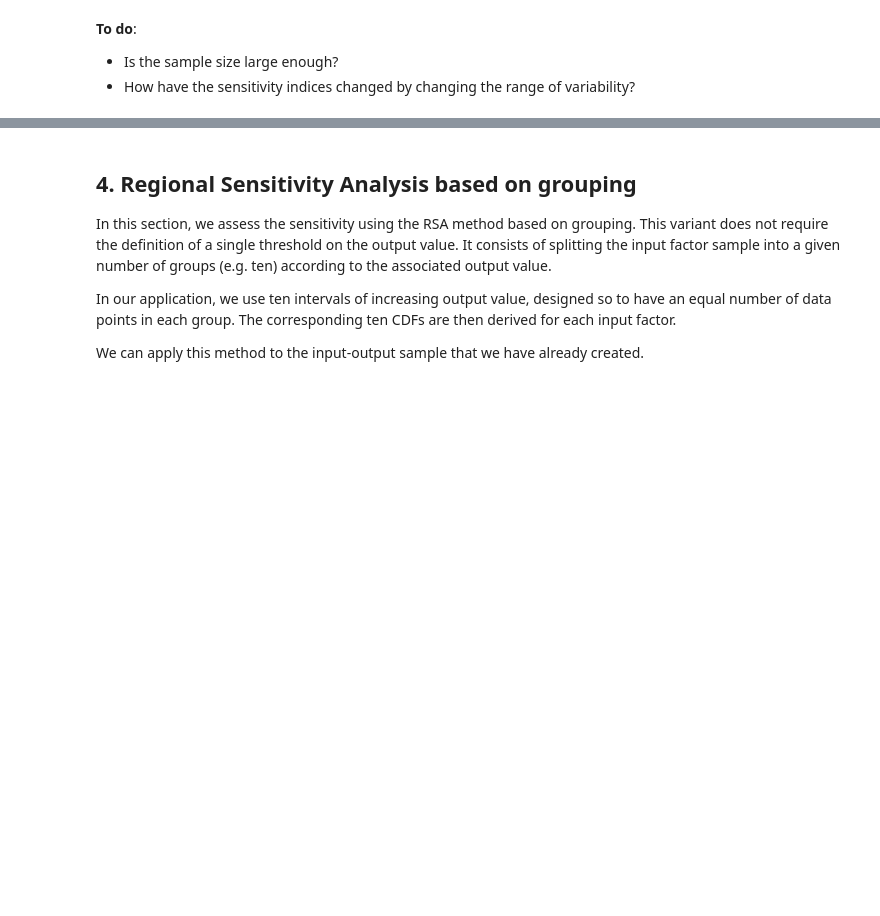
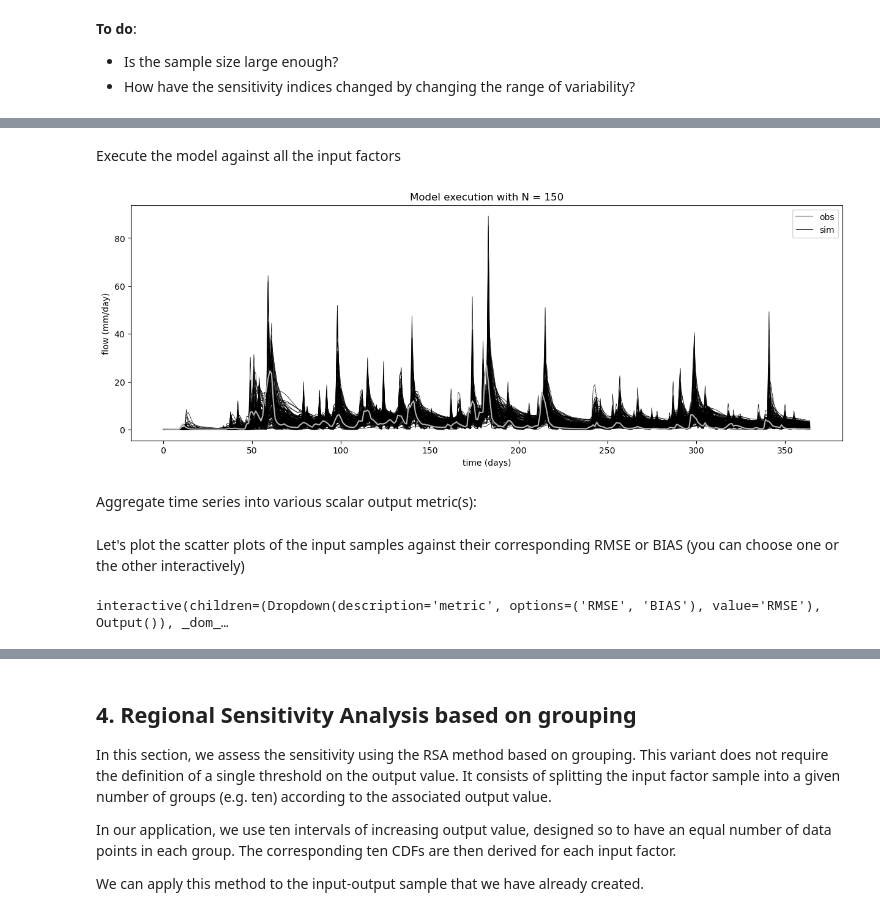
Before and after one commit to valnoacco/SAFE_workshop_UCL, a Jupyter notebook: GSA_workflow_tutorial.ipynb, the cells around one changed output, grey strips where cells are left out. Saved outputs shown, nothing was run; the diff lists cells and outputs as text; code cells hidden in the pictures; blank space fills up the shorter version.

```diff
--- a/GSA_workflow_tutorial.ipynb
+++ b/GSA_workflow_tutorial.ipynb
@@ -1004,0 +830,22 @@ Value of the KS statistics between the two CDFs of the inputs: [0.17777778 0.2
+# %%
+# Define input variability space
+X_Labels_rain = ['Sm', 'beta', 'alfa', 'Rs', 'Rf', 'rain_e'] # Name of input factors (used to customize plots)
+M_rain = len(X_Labels_rain) # Number of input factors
+distr_fun = st.uniform # Input factor distributions
+xmin = [0,   0, 0, 0.0, 0.1, 0.6] # Input factor ranges (lower bound)
+xmax = [400, 2, 1, 0.1, 1.0, 1.4] # Input factor ranges (upper bound)
+# The shape input factor of the uniform distribution are the lower limit and the
+# difference between lower and upper limits:
+distr_par = [np.nan] * M_rain
+for i in range(M_rain):
+    distr_par[i] = [xmin[i], xmax[i] - xmin[i]]
+
+# Choose sampling strategy and size:
+samp_strat = 'lhs' # sampling strategy
+N = 150 # Choose the number of samples
+
+# Perform sampling:
+Xrain = AAT_sampling(samp_strat, M_rain, distr_fun, distr_par, N)
+
+# If you want to see what the sample 'X' looks like:
+print(Xrain[0:10, :]) # Print to screen the first 10 samples
@@ -1004,0 +873,18 @@ Value of the KS statistics between the two CDFs of the inputs: [0.17777778 0.2
+# %% [markdown]
+Execute the model against all the input factors
+# %%
+QQ = model_execution(hymod_sim_workshop_mod, Xrain, rain, evap)
+
+# Plot Monte Carlo (MC) simulations results and compare with data:
+plt.figure(figsize=[15,5])
+plt.plot(flow, color=[0.7, 0.7, 0.7]) # plot for legend
+plt.plot(np.transpose(QQ), 'k', linewidth = 0.5)
+plt.plot(flow, color=[0.7, 0.7, 0.7])
+plt.ylabel('flow (mm/day)'); plt.xlabel('time (days)')
+plt.legend(['obs', 'sim'])
+plt.title("Model execution with N = %d" % N)
+plt.show()
+# %% [output]
+[figure, added]
+# %% [markdown]
+Aggregate time series into various scalar output metric(s):
@@ -1004,0 +895,21 @@ Value of the KS statistics between the two CDFs of the inputs: [0.17777778 0.2
+# %% [markdown]
+Let's plot the scatter plots of the input samples against their corresponding RMSE or BIAS (you can choose one or the other interactively)
+# %%
+def output_metric_interact(metric):
+    if metric == 'RMSE':
+        i = 0
+    elif metric == 'BIAS':
+        i = 1
+
+    Yrain = YYrain[:, i];
+    Y_Label = metric
+
+    # Scatter plots of the output metric against input samples:
+    plt.figure(figsize=[15,2])
+    pf.scatter_plots(Xrain, Yrain, Y_Label=Y_Label, X_Labels=X_Labels_rain, n_col =6)
+    plt.suptitle("Scatter plots with N = %d" % N + ', ' + Y_Label, y = 0.95)
+    plt.show()
+
+aggregate_interact = interact(output_metric_interact, metric = ['RMSE', 'BIAS'])
+# %% [output]
+interactive(children=(Dropdown(description='metric', options=('RMSE', 'BIAS'), value='RMSE'), Output()), _dom_…
```
Also changed, not shown: parts of 34 cells of this notebook.
